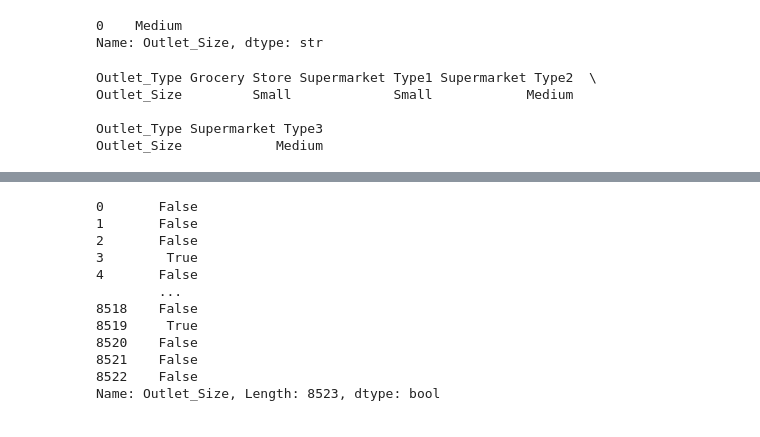
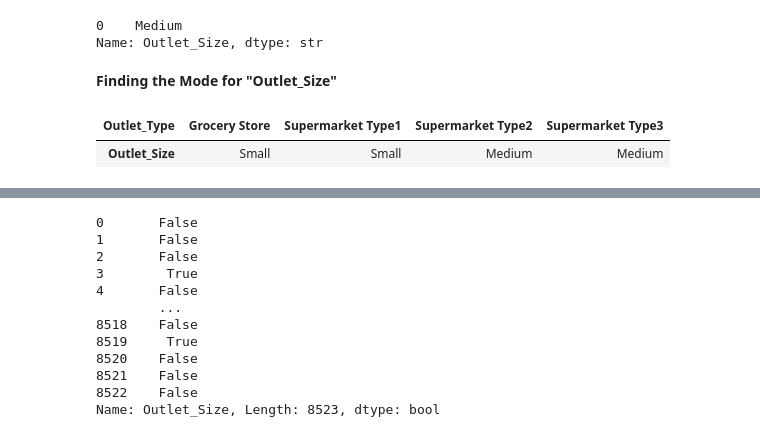
Before and after one commit to nimourhossain/Machine-Learning-Lab-using-render, a Jupyter notebook: Big Mart Sales Prediction using Machine Learning with Python.ipynb, the cells around one changed output, grey strips where cells are left out. Drawn from its saved outputs; the diff is of its cells as text; code cells hidden in the pictures.

```diff
--- a/Big Mart Sales Prediction using Machine Learning with Python.ipynb
+++ b/Big Mart Sales Prediction using Machine Learning with Python.ipynb
@@ -170,4 +169,6 @@ sales_data['Outlet_Size'].mode()
 # %% [output]
 0    Medium
 Name: Outlet_Size, dtype: str
+# %% [markdown]
+**Finding the Mode for "Outlet_Size"**
 # %%
@@ -176,9 +176,6 @@ Name: Outlet_Size, dtype: str
 mode_of_Outlet_size = sales_data.pivot_table(values='Outlet_Size', columns='Outlet_Type', aggfunc=(lambda x: x.mode()[0]))
 # %%
-print(mode_of_Outlet_size)
+display(mode_of_Outlet_size)
 # %% [output]
-Outlet_Type Grocery Store Supermarket Type1 Supermarket Type2  \
-Outlet_Size         Small             Small            Medium
-
-Outlet_Type Supermarket Type3
-Outlet_Size            Medium
+| Outlet_Type | Grocery Store | Supermarket Type1 | Supermarket Type2 | Supermarket Type3 |
+| Outlet_Size | Small | Small | Medium | Medium |
```
Also changed, not shown: parts of 65 cells of this notebook, 8 other files.
